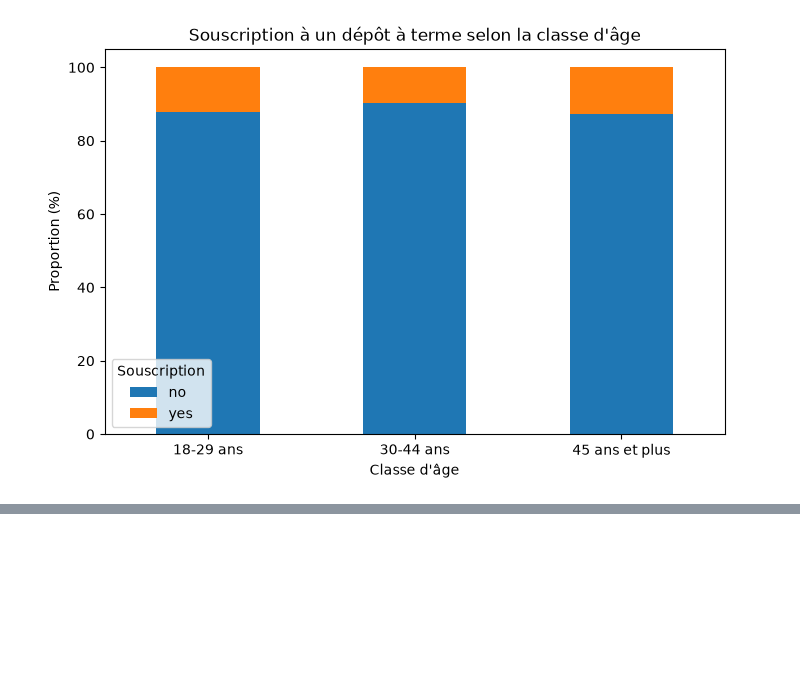
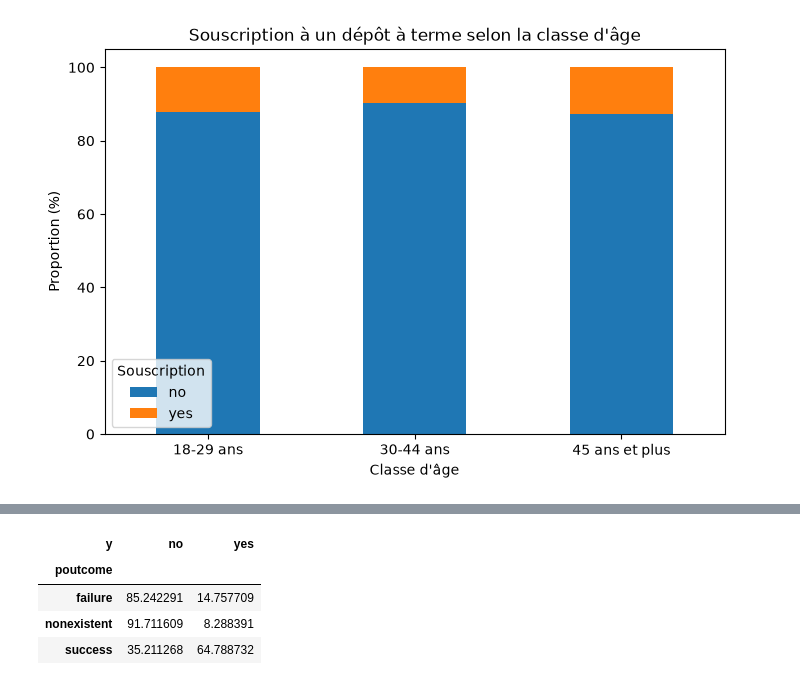
Before and after one commit to md0312/projet_MLOps, a Jupyter notebook: notebooks/01_eda.ipynb, the cells around one changed output, grey strips where cells are left out. Saved outputs shown, nothing was run; the diff lists cells and outputs as text; code cells hidden in the pictures; blank space fills up the shorter version.

```diff
--- a/notebooks/01_eda.ipynb
+++ b/notebooks/01_eda.ipynb
@@ -231,0 +293,15 @@ plt.show()
+# %%
+# Proportion de souscription selon le résultat de la campagne précédente
+poutcome_y_pct = pd.crosstab(
+    df["poutcome"],
+    df["y"],
+    normalize="index"
+) * 100
+
+poutcome_y_pct
+# %% [output]
+| y | no | yes |
+| poutcome |  |  |
+| failure | 85.242291 | 14.757709 |
+| nonexistent | 91.711609 | 8.288391 |
+| success | 35.211268 | 64.788732 |
```
Also changed, not shown: parts of 8 cells of this notebook, 1 other file.
